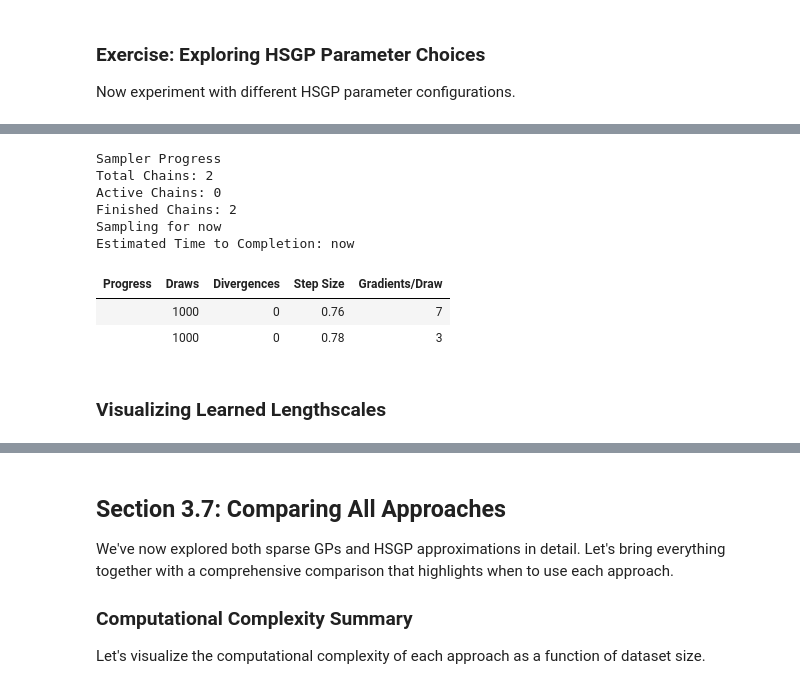
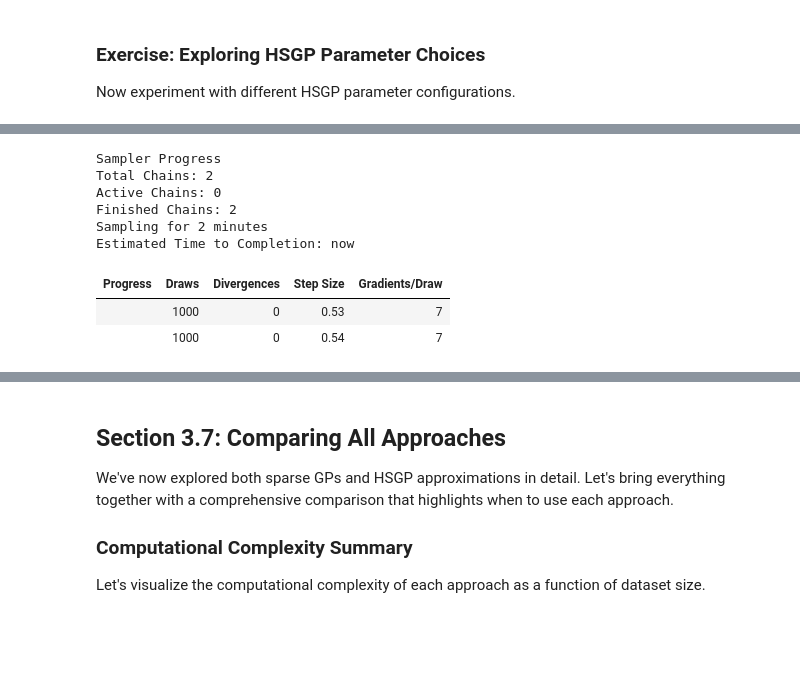
Before and after one commit to fonnesbeck/instats_gp, a Jupyter notebook: sessions/Session_3.ipynb, the cells around one changed output, grey strips where cells are left out. Cells and saved outputs as stored; diff of their text form; code cells hidden in the pictures; blank space fills up the shorter version.

```diff
--- a/sessions/Session_3.ipynb
+++ b/sessions/Session_3.ipynb
@@ -1248,21 +1295,35 @@ Watch what lengthscales the model learns.
 # %%
-with pm.Model() as ard_model:
-    ls = pm.Gamma("ls", alpha=2, beta=1, shape=2)
+with pm.Model(coords={"features": feature_cols}) as ard_model:
+
+    # Separate lengthscale for each feature (ARD)
+    ls = pm.Gamma("ls", alpha=2, beta=1, dims="features")
     eta = pm.HalfNormal("eta", sigma=2)
-    cov_func = eta**2 * pm.gp.cov.ExpQuad(input_dim=2, ls=ls)
+
+    # ExpQuad kernel with ARD
+    cov_func = eta**2 * pm.gp.cov.ExpQuad(input_dim=12, ls=ls)
     gp = pm.gp.Marginal(cov_func=cov_func)
+
+    # Observation noise
     sigma = pm.HalfNormal("sigma", sigma=0.5)
-    y_ = gp.marginal_likelihood("y", X=X_train, y=y_obs, sigma=sigma)
-    trace_ard = pm.sample(500, tune=500, nuts_sampler="nutpie", random_seed=RANDOM_SEED, chains=2)
+
+    # Likelihood
+    y_ = gp.marginal_likelihood("y", X=X_boston_std, y=y_boston_std, sigma=sigma)
+
+    # Sample posterior
+    trace_ard = pm.sample(
+        500,
+        tune=500,
+        nuts_sampler="nutpie",
+        random_seed=RANDOM_SEED,
+        chains=2
+    )
 # %% [output]
 Sampler Progress
 Total Chains: 2
 Active Chains: 0
 Finished Chains: 2
-Sampling for now
+Sampling for 2 minutes
 Estimated Time to Completion: now
 | Progress | Draws | Divergences | Step Size | Gradients/Draw |
-|  | 1000 | 0 | 0.76 | 7 |
-|  | 1000 | 0 | 0.78 | 3 |
+|  | 1000 | 0 | 0.53 | 7 |
+|  | 1000 | 0 | 0.54 | 7 |
-# %% [markdown]
-### Visualizing Learned Lengthscales
```
Also changed, not shown: parts of 15 cells of this notebook.
